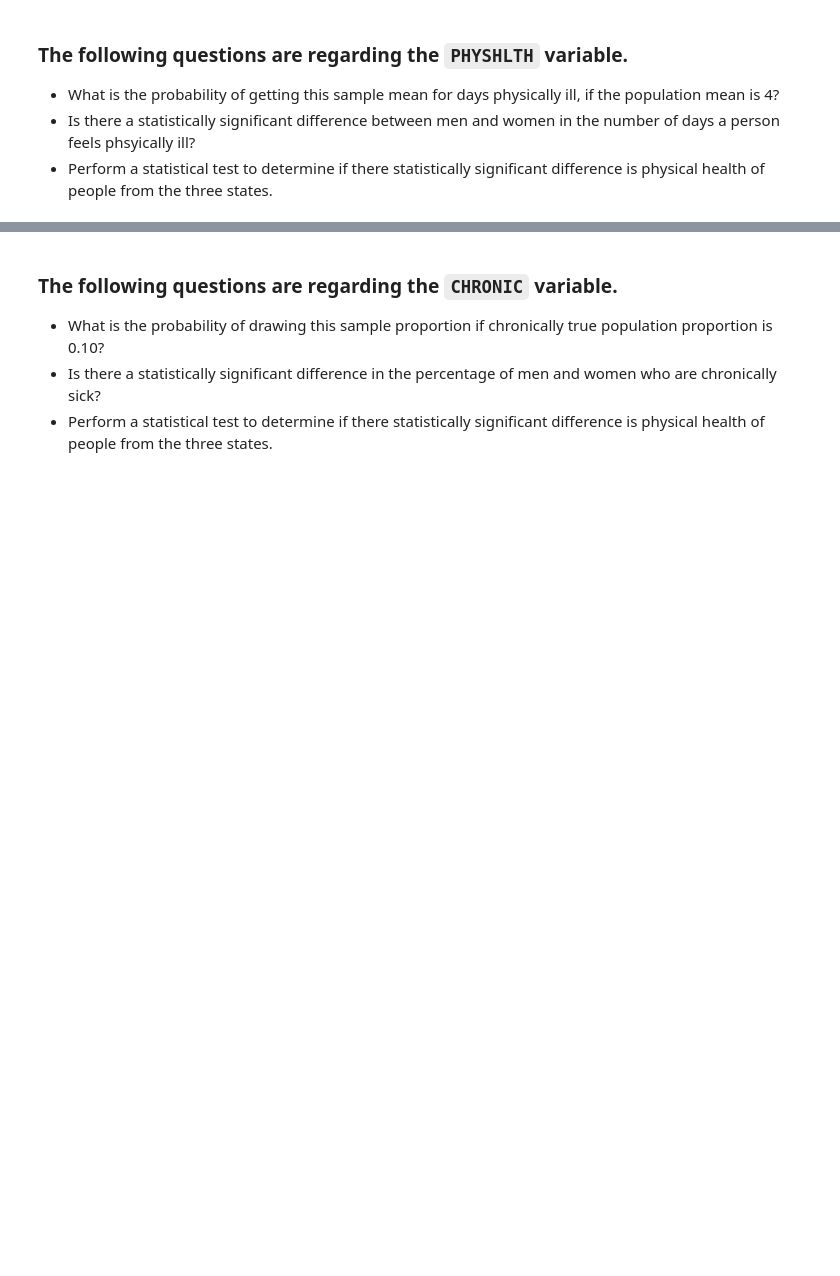
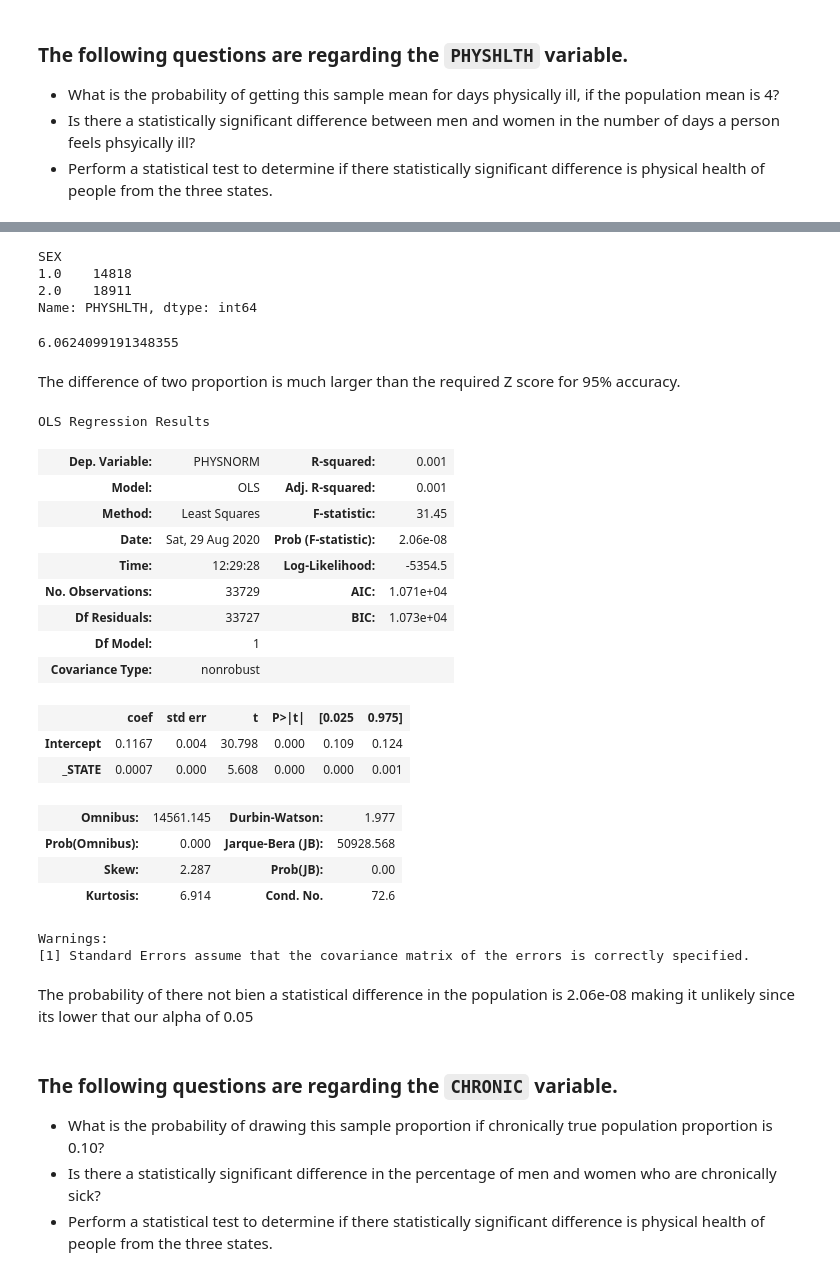
Before and after one commit to learn-co-students/nyc-mhtn-ds-080320-lectures, a Jupyter notebook: Mod_2/STATS_case_study/Statistical_Tests_Applied.ipynb, the cells around one changed output, grey strips where cells are left out. Drawn from its saved outputs; the diff is of its cells as text; code cells hidden in the pictures; blank space fills up the shorter version.

```diff
--- a/Mod_2/STATS_case_study/Statistical_Tests_Applied.ipynb
+++ b/Mod_2/STATS_case_study/Statistical_Tests_Applied.ipynb
@@ -426,3 +404,5 @@ The 95 percent confidence interval for chronically sick people are +29.00 -29.57
 - What is the probability of getting this sample mean for days physically ill, if the population mean is 4?
 - Is there a statistically significant difference between men and women in the number of days a person feels phsyically ill?
 - Perform a statistical test to determine if there statistically significant difference is physical health of people from the three states.
+# %%
+df['PHYSNORM']=df.PHYSHLTH/30
@@ -428,0 +429,18 @@ The 95 percent confidence interval for chronically sick people are +29.00 -29.57
+# %%
+to_drop=df[df.SEX==9].index#2FEMALE 1MALE 9REFUSED
+df.drop(to_drop, inplace=True)
+# %%
+df.groupby('SEX').PHYSHLTH.count()
+p1,p2=df.groupby('SEX').PHYSNORM.mean()
+n1,n2=df.groupby('SEX').count().PHYSNORM
+p_hat=df.PHYSNORM.mean()
+# %% [output]
+SEX
+1.0    14818
+2.0    18911
+Name: PHYSHLTH, dtype: int64
+# %%
+dif_two=abs((p1-p2)/np.sqrt((p_hat*(1-p_hat))*((1/n1)+(1/n2))))
+dif_two
+# %% [output]
+6.0624099191348355
@@ -429,3 +451,33 @@ The 95 percent confidence interval for chronically sick people are +29.00 -29.57
+# %% [markdown]
+The difference of two proportion is much larger than the required Z score for 95% accuracy.
+# %%
+from statsmodels.formula.api import ols
+import statsmodels.api as sm
+# why can we use ols in this case?
+anova_season = ols('PHYSNORM~_STATE', data=df).fit()
+anova_season.summary()
+# %% [output]
+OLS Regression Results
+| Dep. Variable: | PHYSNORM | R-squared: | 0.001 |
+| Model: | OLS | Adj. R-squared: | 0.001 |
+| Method: | Least Squares | F-statistic: | 31.45 |
+| Date: | Sat, 29 Aug 2020 | Prob (F-statistic): | 2.06e-08 |
+| Time: | 12:29:28 | Log-Likelihood: | -5354.5 |
+| No. Observations: | 33729 | AIC: | 1.071e+04 |
+| Df Residuals: | 33727 | BIC: | 1.073e+04 |
+| Df Model: | 1 |  |  |
+| Covariance Type: | nonrobust |  |  |
+|  | coef | std err | t | P>|t| | [0.025 | 0.975] |
+| Intercept | 0.1167 | 0.004 | 30.798 | 0.000 | 0.109 | 0.124 |
+| _STATE | 0.0007 | 0.000 | 5.608 | 0.000 | 0.000 | 0.001 |
+| Omnibus: | 14561.145 | Durbin-Watson: | 1.977 |
+| Prob(Omnibus): | 0.000 | Jarque-Bera (JB): | 50928.568 |
+| Skew: | 2.287 | Prob(JB): | 0.00 |
+| Kurtosis: | 6.914 | Cond. No. | 72.6 |
+Warnings:
+[1] Standard Errors assume that the covariance matrix of the errors is correctly specified.
+# %% [markdown]
+The probability of there not bien a statistical difference in the population is 2.06e-08 making it unlikely since its lower that our alpha of 0.05
 # %% [markdown]
 ### The following questions are regarding the  `CHRONIC` variable.
 - What is the probability of drawing this sample proportion if chronically true population proportion is 0.10?
```
Also changed, not shown: parts of 72 cells of this notebook, 2 other files.
